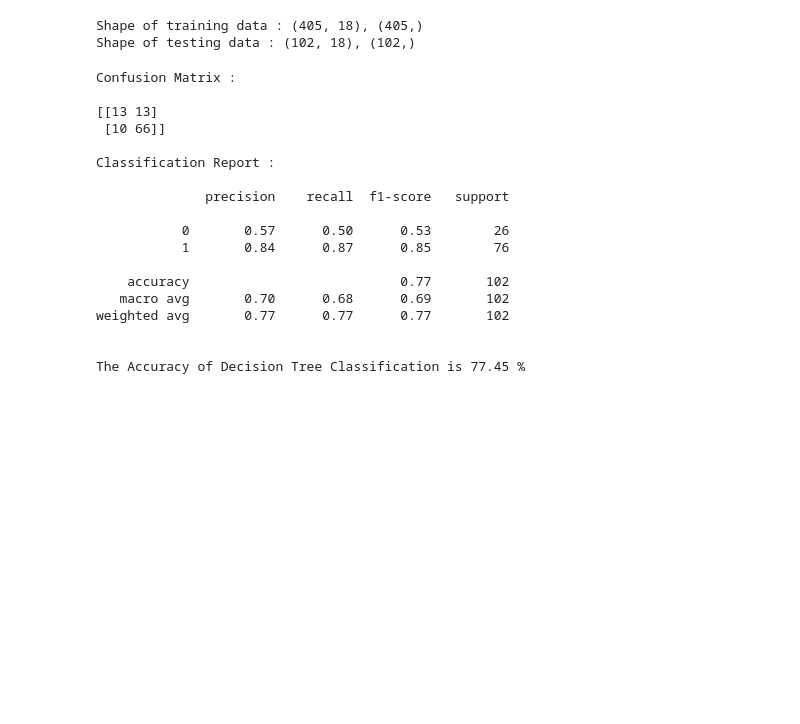
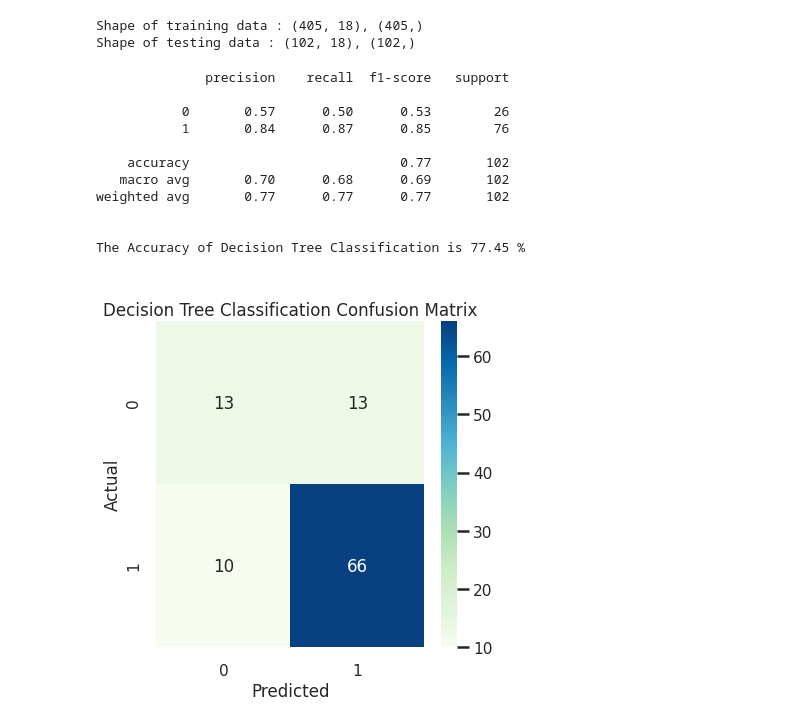
Before and after one commit to tanzina-islam/Lung_Cancer_Prediction_Using_ML, a Jupyter notebook: Lung_Cancer_Prediction.ipynb, the cells around one changed output. Drawn from its saved outputs; the diff is of its cells as text; code cells hidden in the pictures; blank space fills up the shorter version.

```diff
--- a/Lung_Cancer_Prediction.ipynb
+++ b/Lung_Cancer_Prediction.ipynb
@@ -240,33 +240,30 @@ Shape of training data : (405, 18), (405,)
 Shape of testing data : (102, 18), (102,)
 # %%
 from sklearn.tree import DecisionTreeClassifier
-from sklearn.metrics import accuracy_score, confusion_matrix, classification_report
 
 dtcla = DecisionTreeClassifier(random_state=9)
 dtcla.fit(x_train, y_train)
 dtcla_pred = dtcla.predict(x_test)
-dtcla_conf = confusion_matrix(y_test, dtcla_pred)
-dtcla_report = classification_report(y_test, dtcla_pred)
+dtcla_cm = confusion_matrix(y_test, dtcla_pred)
+confusion_dtcla=confusion_matrix(y_test,dtcla.predict(x_test))
 dtcla_acc = round(accuracy_score(y_test, dtcla_pred)*100, ndigits = 2)
-print(f"Confusion Matrix : \n\n{dtcla_conf}")
-print(f"\nClassification Report : \n\n{dtcla_report}")
+plt.figure(figsize=(6,6))
+sns.heatmap(confusion_dtcla,annot=True,cmap="GnBu")
+plt.title('\nDecision Tree Classification Confusion Matrix')
+plt.xlabel("Predicted")
+plt.ylabel("Actual")
+print(classification_report(y_test,dtcla_pred))
 print(f"\nThe Accuracy of Decision Tree Classification is {dtcla_acc} %")
 # %% [output]
-Confusion Matrix :
-
-[[13 13]
- [10 66]]
-
-Classification Report :
-
               precision    recall  f1-score   support
 
            0       0.57      0.50      0.53        26
            1       0.84      0.87      0.85        76
 
     accuracy                           0.77       102
    macro avg       0.70      0.68      0.69       102
 weighted avg       0.77      0.77      0.77       102
 
 
 The Accuracy of Decision Tree Classification is 77.45 %
+[figure, added]
```
Also changed, not shown: parts of 14 cells of this notebook.
